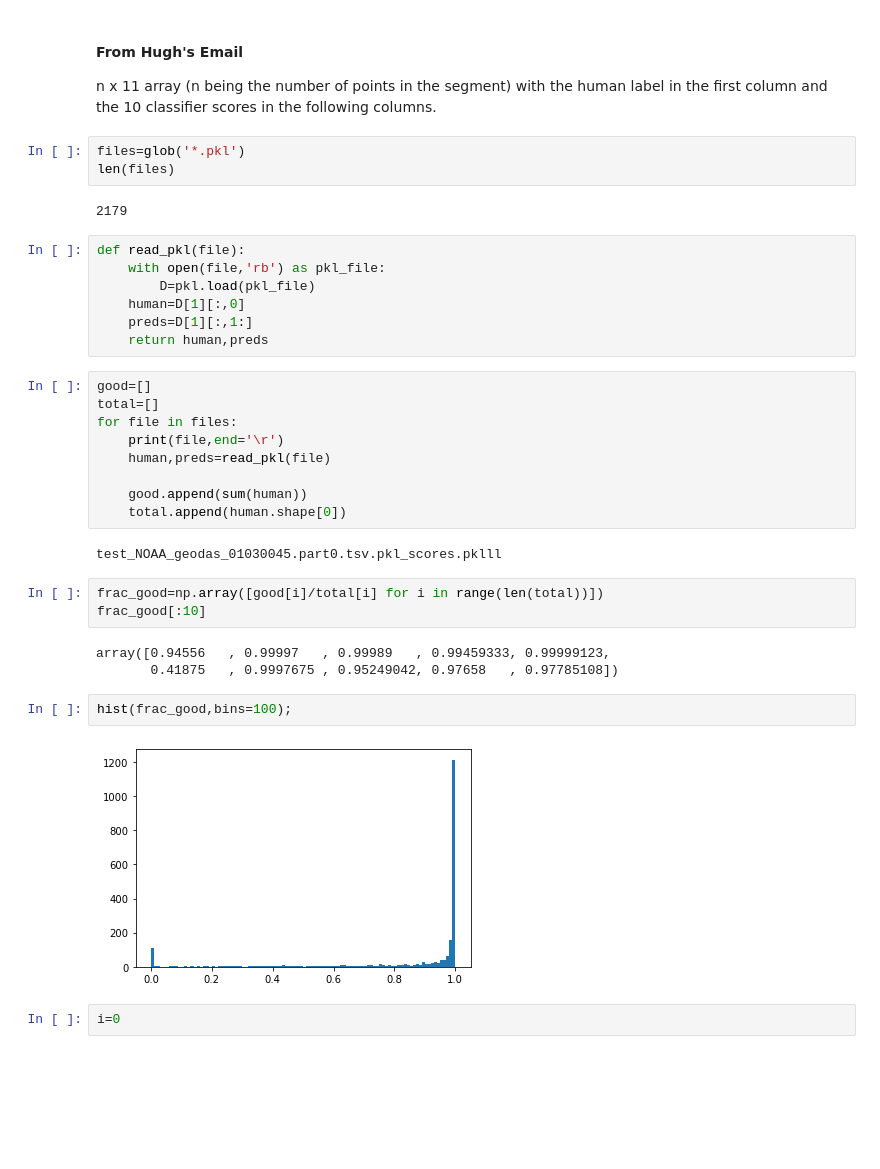
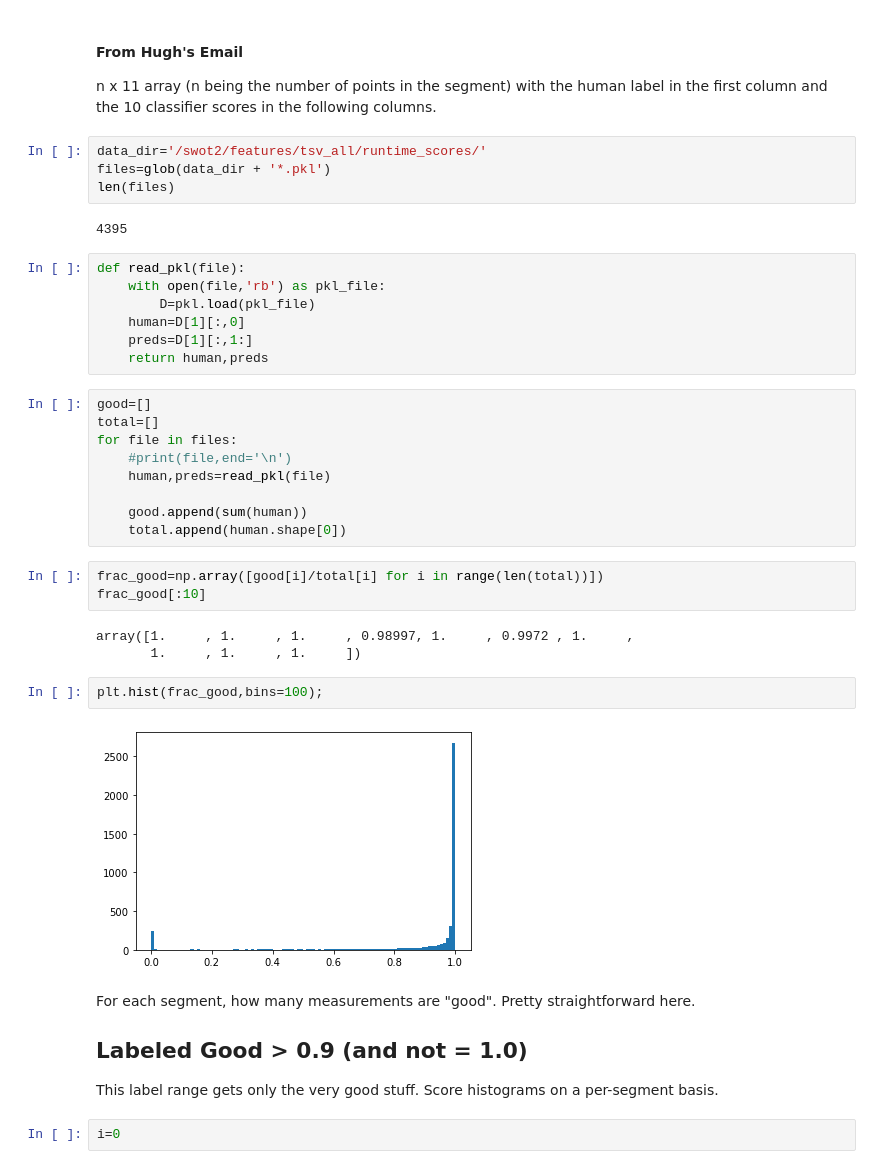
Before and after one commit to yoavfreund/Bathymetry, a Jupyter notebook: Hugh/Analysis.ipynb, the cells around one changed output. Drawn from its saved outputs; the diff is of its cells as text; blank space fills up the shorter version.

```diff
--- a/Hugh/Analysis.ipynb
+++ b/Hugh/Analysis.ipynb
@@ -22,10 +24,11 @@ Populating the interactive namespace from numpy and matplotlib
 
 n x 11 array (n being the number of points in the segment) with the human label in the first column and the 10 classifier scores in the following columns.
 # %%
-files=glob('*.pkl')
+data_dir='/swot2/features/tsv_all/runtime_scores/'
+files=glob(data_dir + '*.pkl')
 len(files)
 # %% [output]
-2179
+4395
 # %%
 def read_pkl(file):
     with open(file,'rb') as pkl_file:
@@ -37,23 +40,26 @@ def read_pkl(file):
 good=[]
 total=[]
 for file in files:
-    print(file,end='\r')
+    #print(file,end='\n')
     human,preds=read_pkl(file)
 
     good.append(sum(human))
     total.append(human.shape[0])
-# %% [output]
-test_NOAA_geodas_01030045.part0.tsv.pkl_scores.pklll
 # %%
 frac_good=np.array([good[i]/total[i] for i in range(len(total))])
 frac_good[:10]
 # %% [output]
-array([0.94556   , 0.99997   , 0.99989   , 0.99459333, 0.99999123,
-       0.41875   , 0.9997675 , 0.95249042, 0.97658   , 0.97785108])
+array([1.     , 1.     , 1.     , 0.98997, 1.     , 0.9972 , 1.     ,
+       1.     , 1.     , 1.     ])
 # %%
-hist(frac_good,bins=100);
+plt.hist(frac_good,bins=100);
 # %% [output]
-[figure, old version]
+[figure, new version]
+# %% [markdown]
+For each segment, how many measurements are "good". Pretty straightforward here.
+
+## Labeled Good > 0.9 (and not = 1.0)
+This label range gets only the very good stuff. Score histograms on a per-segment basis.
 # %%
 i=0
 # %%
```
Also changed, not shown: parts of 12 cells of this notebook.
